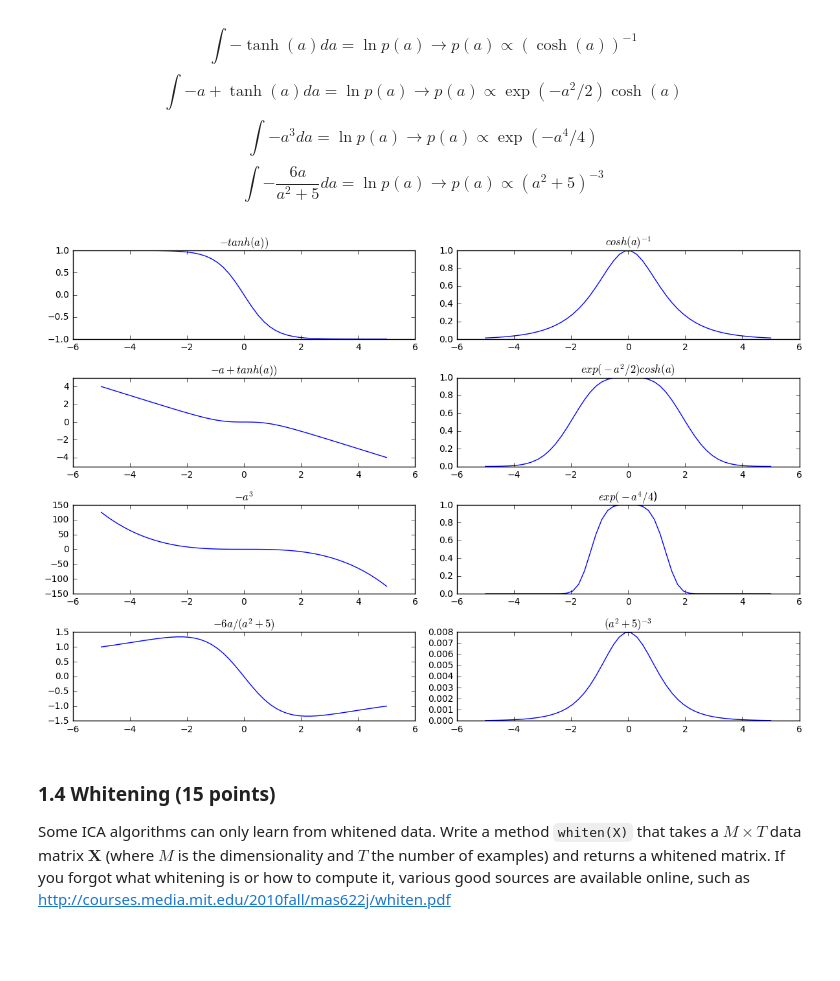
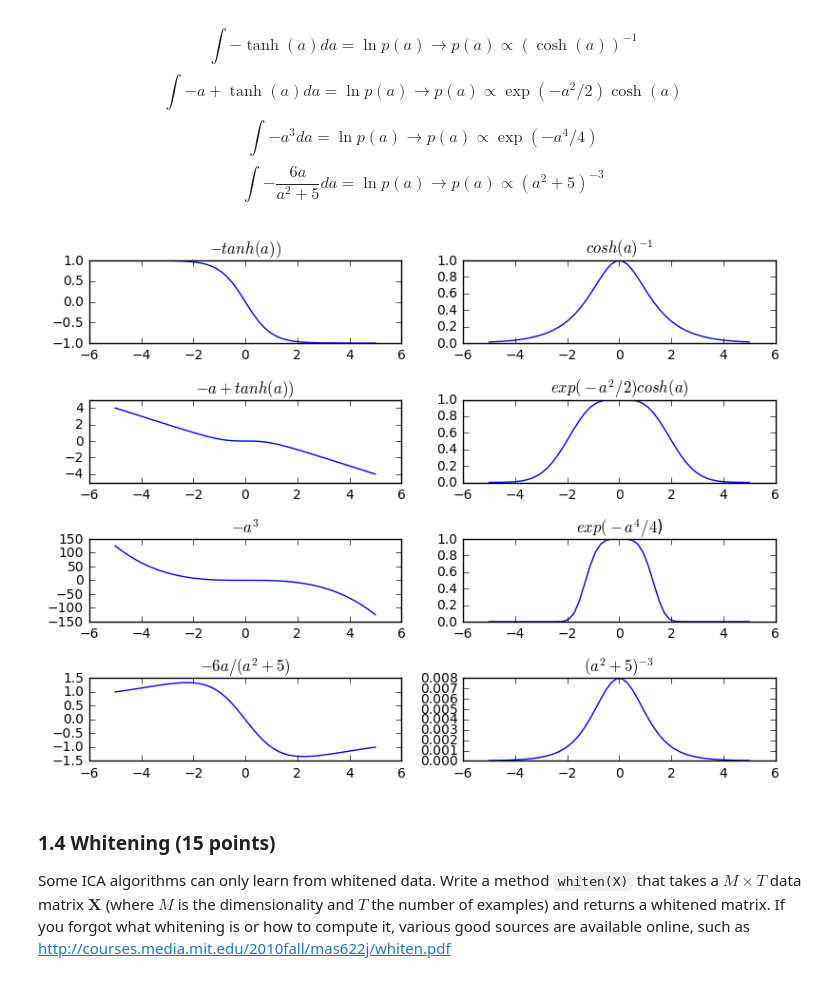
Before and after one commit to HitLuca/ML2-Labs, a Jupyter notebook: lab1/lab1.ipynb, the cells around one changed output. Drawn from its saved outputs; the diff is of its cells as text; code cells hidden in the pictures; blank space fills up the shorter version.

```diff
--- a/lab1/lab1.ipynb
+++ b/lab1/lab1.ipynb
@@ -142,51 +144,52 @@ $$\int -\frac{6a}{a^2 + 5} da = \ln p(a) \rightarrow p(a) \propto (a^2 + 5)^{-3}
 # %%
 xaxis = np.linspace(-5, 5)
 
-phi_0 = -np.tanh(xaxis)
-p_0 = 1 / np.cosh(xaxis)
+phi_0 = lambda x: -np.tanh(x)
+phi_1 = lambda x: - x + np.tanh(x)
+phi_2 = lambda x: - np.power(x, 3)
+phi_3 = lambda x: -(6 * x) / (np.power(x, 2) + 5)
 
-phi_1 = - xaxis + np.tanh(xaxis)
-p_1 = np.cosh(xaxis) * np.exp(-numpy.power(xaxis, 2) / 2)
+p_0 = lambda x: 1 / np.cosh(x)
+p_1 = lambda x: np.cosh(x) * np.exp(- (x ** 2) / 2)
+p_2 = lambda x: np.exp(- (x ** 4) / 4)
+p_3 = lambda x: (x ** 2 + 5) ** -3
 
-phi_2 = - np.power(xaxis, 3)
-p_2 = np.exp(-numpy.power(xaxis, 4) / 4)
+phis = [phi_0, phi_1, phi_2, phi_3]
+ps = [p_0, p_1, p_2, p_3]
 
-phi_3 = -(6 * xaxis) / (np.power(xaxis, 2) + 5)
-p_3 = np.power((np.power(xaxis, 2) + 5), -3)
-
-plt.figure(figsize(12, 8))
+plt.figure(figsize(8, 6))
 plt.subplot(4, 2, 1)
-plt.plot(xaxis, phi_0)
+plt.plot(xaxis, phi_0(xaxis))
 plt.title('$-tanh(a))$')
 plt.subplot(4, 2, 2)
-plt.plot(xaxis, p_0)
+plt.plot(xaxis, p_0(xaxis))
 plt.title('$cosh(a)^{-1}$')
 
 plt.subplot(4, 2, 3)
-plt.plot(xaxis, phi_1)
+plt.plot(xaxis, phi_1(xaxis))
 plt.title('$-a + tanh(a))$')
 plt.subplot(4, 2, 4)
-plt.plot(xaxis, p_1)
+plt.plot(xaxis, p_1(xaxis))
 plt.title('$exp(-a^2/2)cosh(a)$')
 
 plt.subplot(4, 2, 5)
-plt.plot(xaxis, phi_2)
+plt.plot(xaxis, phi_2(xaxis))
 plt.title('$-a^3$')
 plt.subplot(4, 2, 6)
-plt.plot(xaxis, p_2)
+plt.plot(xaxis, p_2(xaxis))
 plt.title('$exp(-a^4/4$)')
 
 plt.subplot(4, 2, 7)
-plt.plot(xaxis, phi_3)
+plt.plot(xaxis, phi_3(xaxis))
 plt.title('$-6a/(a^2+5)$')
 plt.subplot(4, 2, 8)
-plt.plot(xaxis, p_3)
+plt.plot(xaxis, p_3(xaxis))
 plt.title('$(a^2+5)^{-3}$')
 
 plt.tight_layout()
 plt.show()
 # %% [output]
-[figure, old version]
+[figure, new version]
 # %% [markdown]
 ### 1.4 Whitening (15 points)
 Some ICA algorithms can only learn from whitened data. Write a method `whiten(X)` that takes a $M \times T$ data matrix $\mathbf{X}$ (where $M$ is the dimensionality and $T$ the number of examples) and returns a whitened matrix. If you forgot what whitening is or how to compute it, various good sources are available online, such as http://courses.media.mit.edu/2010fall/mas622j/whiten.pdf
```
Also changed, not shown: parts of 15 cells of this notebook, 2 other files.
